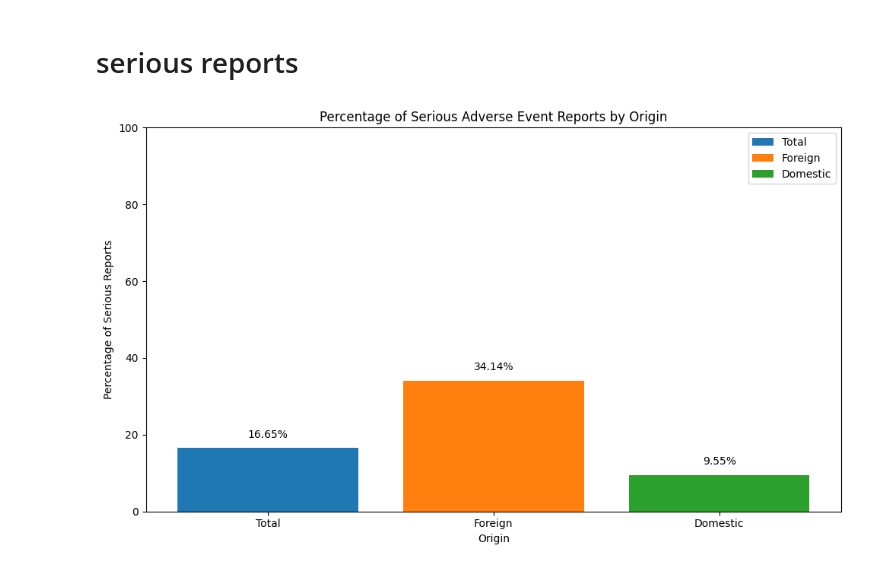
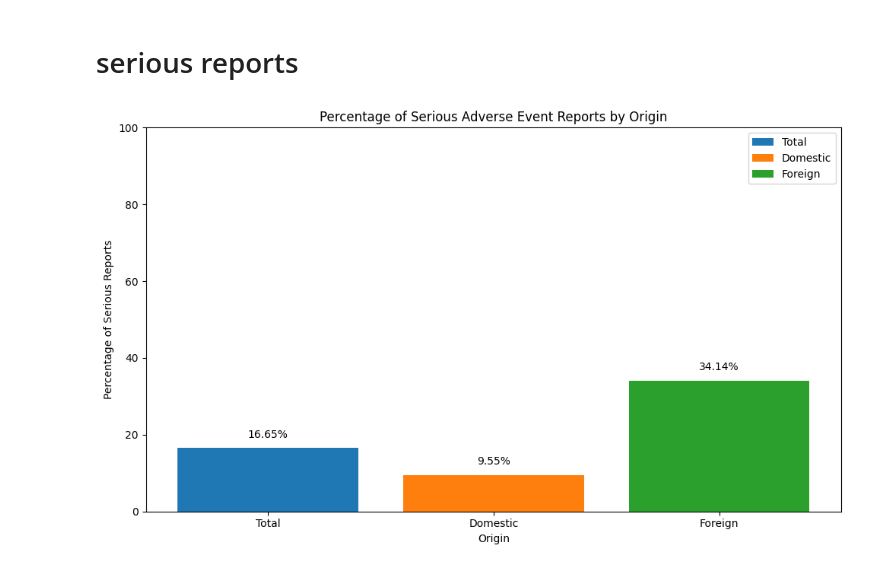
Before and after one commit to ZaNioxX/Masterarbeit, a Jupyter notebook: Data_Exploration/Domestic_vs_nonDomestic.ipynb, the cells around one changed output. Drawn from its saved outputs; the diff is of its cells as text; code cells hidden in the pictures.

Commit message:
added domestic vs non domestic plots

```diff
--- a/Data_Exploration/Domestic_vs_nonDomestic.ipynb
+++ b/Data_Exploration/Domestic_vs_nonDomestic.ipynb
@@ -239,39 +239,47 @@ pipeline = [
             "is_foreign": "$_id",
             "Percentage": {"$multiply": [{"$divide": ["$SeriousCount", "$Total"]}, 100]}  # Calculate percentage of serious reports
         }
     }
 ]
 
 # Execute the aggregation pipeline for domestic and foreign
-result = collection.aggregate(pipeline)
-
+# Execute the aggregation pipeline for domestic and foreign
+result_list = list(collection.aggregate(pipeline))
 
 # Plotting
 plt.figure(figsize=(10, 6))
 
 # Plot bar for total percentage
 plt.bar("Total", total_percentage, label=f"Total")
 plt.text("Total", total_percentage + 2, f'{total_percentage:.2f}%', ha='center', va='bottom')
 
 # Iterate over the aggregation result for domestic and foreign
-for doc in result:
+for doc in result_list:
     is_foreign = doc['is_foreign']
     percentage = doc['Percentage']
+    if is_foreign == "Domestic":
+        # Plot bars
+        plt.bar(is_foreign, percentage, label=f"{is_foreign}")
+        # Annotate bars with percentages
+        plt.text(is_foreign, percentage + 2, f'{percentage:.2f}%', ha='center', va='bottom')
 
-    # Plot bars
-    plt.bar(is_foreign, percentage, label=f"{is_foreign}")
-
-    # Annotate bars with percentages
-    plt.text(is_foreign, percentage + 2, f'{percentage:.2f}%', ha='center', va='bottom')
+for doc in result_list:
+    is_foreign = doc['is_foreign']
+    percentage = doc['Percentage']
+    if is_foreign == "Foreign":
+        # Plot bars
+        plt.bar(is_foreign, percentage, label=f"{is_foreign}")
+        # Annotate bars with percentages
+        plt.text(is_foreign, percentage + 2, f'{percentage:.2f}%', ha='center', va='bottom')
 
 plt.title('Percentage of Serious Adverse Event Reports by Origin')
 plt.xlabel('Origin')
 plt.ylabel('Percentage of Serious Reports')
 plt.ylim(0, 100)
 plt.legend()
 
 plt.tight_layout()
 plt.savefig('/Users/sep/PycharmProjects/Masterarbeit/Plots/Data_Exploration/Domestic_vs_NonDomestic/Serious_Events.png')
 plt.show()
 # %% [output]
-[figure, old version]
+[figure, new version]
```
Also changed, not shown: parts of 1 cell of this notebook, 1 other file.
